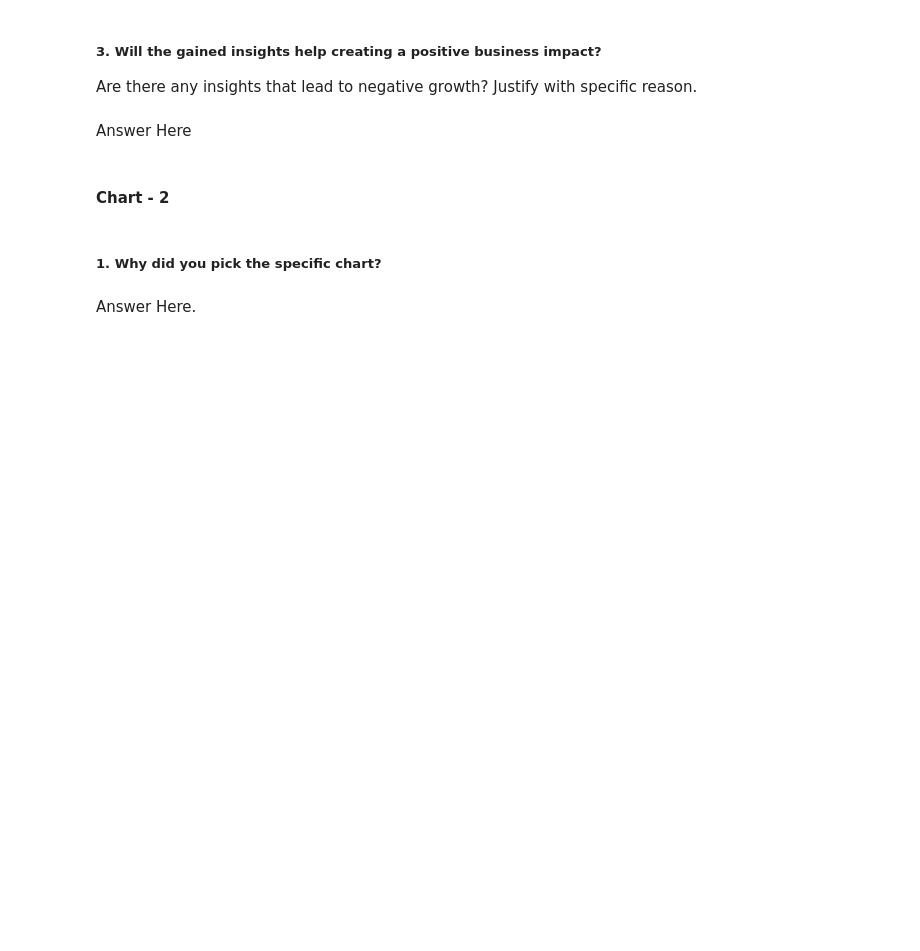
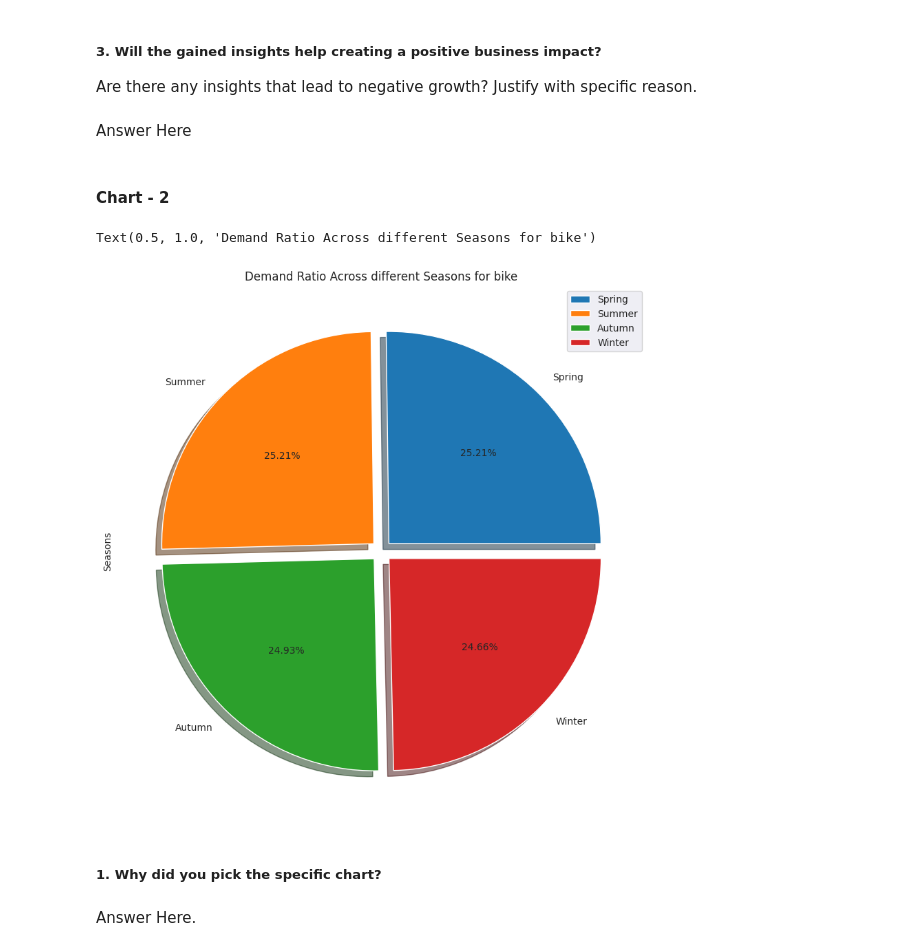
Before and after one commit to apurva-shrivastava/Bike-Sharing-Demand-Prediction, a Jupyter notebook: apurva_bike_sharing_demand_prediction.ipynb, the cells around one changed output. Cells and saved outputs as stored; diff of their text form; code cells hidden in the pictures; blank space fills up the shorter version.

```diff
--- a/apurva_bike_sharing_demand_prediction.ipynb
+++ b/apurva_bike_sharing_demand_prediction.ipynb
@@ -466,3 +469,10 @@ Answer Here
+# %%
+# Chart - 2 visualization code
+data['Seasons'].value_counts().plot(kind='pie',legend=True,figsize=(10,10),explode=[0.05,0.05,0.05,0.05],autopct='%1.2f%%',shadow=True)
+plt.title("Demand Ratio Across different Seasons for bike sharing")
+# %% [output]
+Text(0.5, 1.0, 'Demand Ratio Across different Seasons for bike')
+[figure, added]
 # %% [markdown]
 ##### 1. Why did you pick the specific chart?
 # %% [markdown]
```
Also changed, not shown: parts of 10 cells of this notebook.
